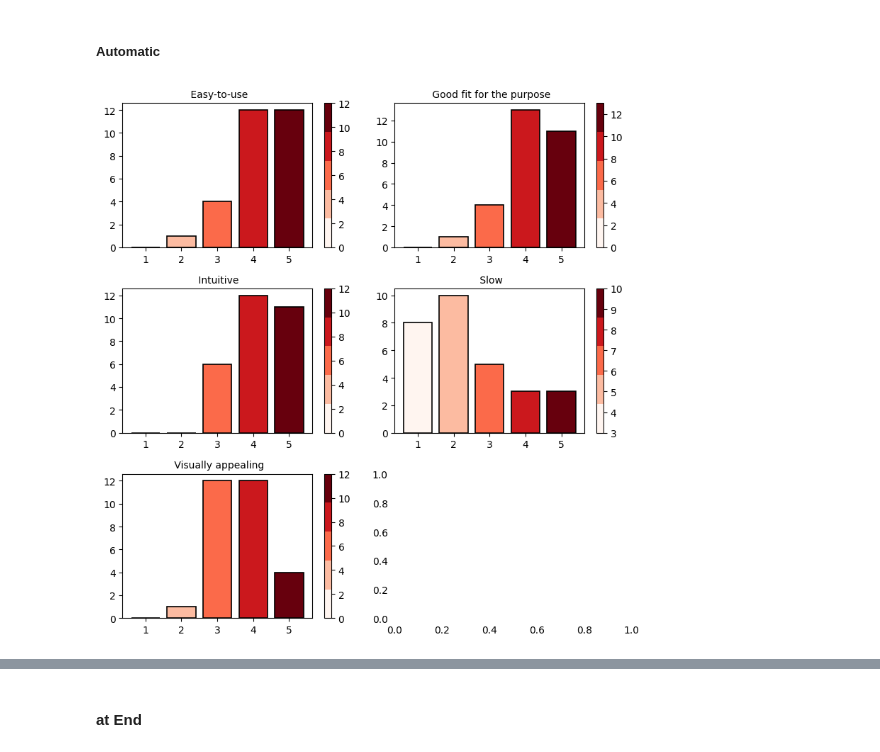
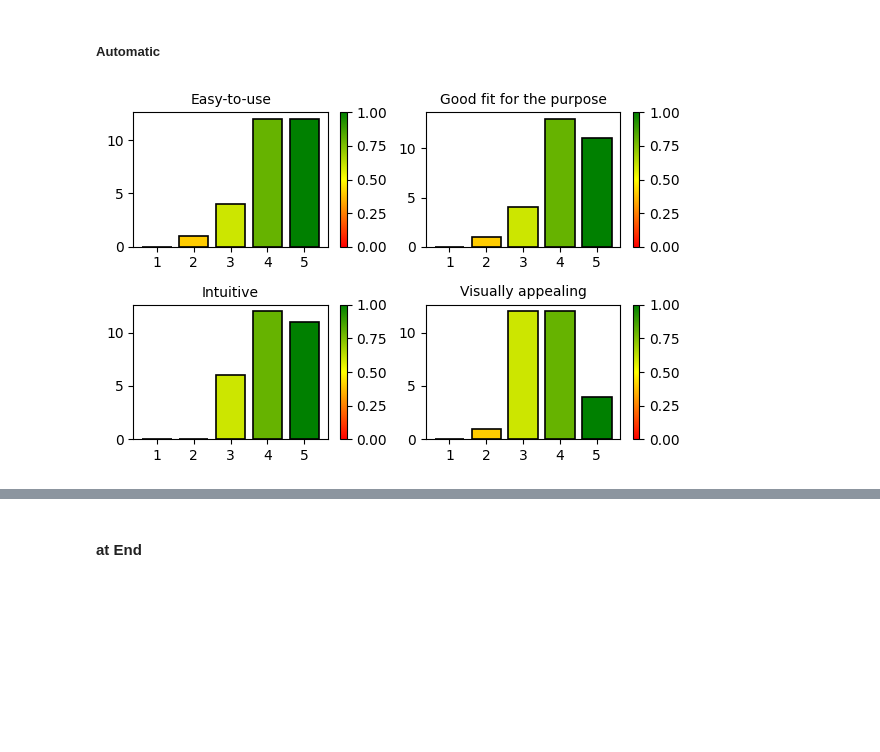
Before and after one commit to meriembenchaaben/FewShotLearningEfficiency-replication-package, a Jupyter notebook: scripts/plotFormsResults.ipynb, the cells around one changed output, grey strips where cells are left out. Saved outputs shown, nothing was run; the diff lists cells and outputs as text; code cells hidden in the pictures; blank space fills up the shorter version.

```diff
--- a/scripts/plotFormsResults.ipynb
+++ b/scripts/plotFormsResults.ipynb
@@ -230,71 +956,59 @@ plt.show()
 # %%
 
 
 import numpy as np
 import matplotlib.pyplot as plt
 from collections import Counter
 
 # List of Likert scale response lists
 response_lists  =  [
     [5, 4, 3, 4, 5, 4, 3, 2, 4, 5, 5, 4, 4, 5, 5, 4, 5, 4, 5, 3, 4, 4, 5, 4, 5, 3, 4, 5, 5],
     [5, 4, 3, 4, 4, 4, 3, 4, 4, 4, 5, 5, 5, 5, 4, 4, 4, 2, 5, 3, 5, 4, 5, 4, 5, 3, 4, 5, 5],
     [5, 4, 3, 4, 4, 4, 3, 4, 3, 4, 5, 4, 3, 5, 5, 4, 5, 4, 5, 3, 5, 4, 5, 4, 5, 3, 4, 5, 5],
-    [1, 2, 3, 1, 1, 1, 2, 3, 1, 1, 3, 2, 4, 2, 2, 1, 2, 2, 4, 3, 2, 4, 2, 2, 5, 5, 3, 5, 1],
     [4, 3, 3, 4, 4, 3, 3, 3, 2, 5, 4, 3, 3, 4, 3, 4, 4, 3, 5, 3, 3, 4, 3, 4, 4, 4, 4, 5, 5]
 ]
 
-# Likert scale labels
+
+# Likert scale labels and titles
 likert_scale_labels = ['1', '2', '3', '4', '5']
-titles=[ 'Easy-to-use', 'Good fit for the purpose', 'Intuitive', 'Slow', 'Visually appealing']
+titles = ['Easy-to-use', 'Good fit for the purpose', 'Intuitive', 'Visually appealing']
+
+# Create green to red and red to green color maps
+colors_positive = ["red", "yellow", "green"]
+colors_negative = ["green", "yellow", "red"]
+nodes = [0.0, 0.5, 1.0]
+cmap_positive = LinearSegmentedColormap.from_list("red_to_green", list(zip(nodes, colors_positive)))
+cmap_negative = LinearSegmentedColormap.from_list("green_to_red", list(zip(nodes, colors_negative)))
+
+# Determine the appropriate colormap for each title
+cmap_dict = {
+    'Easy-to-use': cmap_positive,
+    'Good fit for the purpose': cmap_positive,
+    'Intuitive': cmap_positive,
+    'Slow': cmap_negative,
+    'Visually appealing': cmap_positive
+}
 
 # Create subplots with 3 rows and 2 columns
-fig, axes = plt.subplots(3, 2, figsize=(8, 8))
-
-# Flatten the axes array for easier iteration
-axes = axes.flatten()
+fig, axes = plt.subplots(2, 2, figsize=(6, 4))
+axes = axes.flatten()  # Flatten the axes array for easier iteration
 
 # Generate a plot for each set of Likert scale responses
 for i, ax in enumerate(axes):
-  if i == 5:
-        ax.spines['top'].set_visible(False)
-        ax.spines['right'].set_visible(False)
-        ax.spines['bottom'].set_visible(False)
-        ax.spines['left'].set_visible(False)
-        ax.tick_params(bottom=False, left=False)
-  if(i<5):
-    # Get the current response list
-    response_list = response_lists[i]
+    if i == 5:
+        ax.axis('off')
+    elif i < 5:
+        response_list = response_lists[i]
+        frequency_counts = [Counter(response_list)[j] for j in range(1, len(likert_scale_labels) + 1)]
+        cmap = cmap_dict[titles[i]]
+        bars = ax.bar(likert_scale_labels, frequency_counts, color=[cmap(int(label)/5) for label in likert_scale_labels], edgecolor='black', linewidth=1.2)
+        ax.set_title(titles[i], fontsize=10)
+        sm = plt.cm.ScalarMappable(cmap=cmap)
+        sm.set_array([])
+        fig.colorbar(sm, ax=ax)
 
-    # Calculate frequency counts using Counter
-    frequency_counts = [Counter(response_list)[j] for j in range(1, len(likert_scale_labels) + 1)]
-
-    # Create a colormap with varying intensities
-    cmap = plt.cm.get_cmap('Reds', len(likert_scale_labels))
-
-    # Normalize the frequency counts to the colormap range (0 to 1)
-    norm = plt.Normalize(min(frequency_counts), max(frequency_counts))
-
-    # Plot the bar chart with varying colors
-    bars = ax.bar(likert_scale_labels, frequency_counts, color=[cmap(i) for i in range(len(likert_scale_labels))], edgecolor='black', linewidth=1.2)
-
-    # Customize the chart
-    #ax.set_xlabel('Likert Scale Option')
-    #ax.set_ylabel('Frequency Count')
-    ax.set_title(f' {titles[i]}',fontsize=10)
-
-    # Set a different y-axis title for each plot
-    #ax.set_ylabel(f'Frequency Count')
-
-    # Add a colorbar
-    sm = plt.cm.ScalarMappable(cmap=cmap, norm=norm)
-    sm.set_array([])
-    fig.colorbar(sm, ax=ax)
-
-# Adjust spacing between subplots
 fig.tight_layout()
-#fig.suptitle('During the experiment, I felt... ')
-# Display the plots
 plt.savefig('/content/gdrive/MyDrive/experiments Malaga/Results/automatic-tool.pdf')
 plt.show()
 # %% [output]
-[figure, old version]
+[figure, new version]
```
Also changed, not shown: parts of 55 cells of this notebook.
